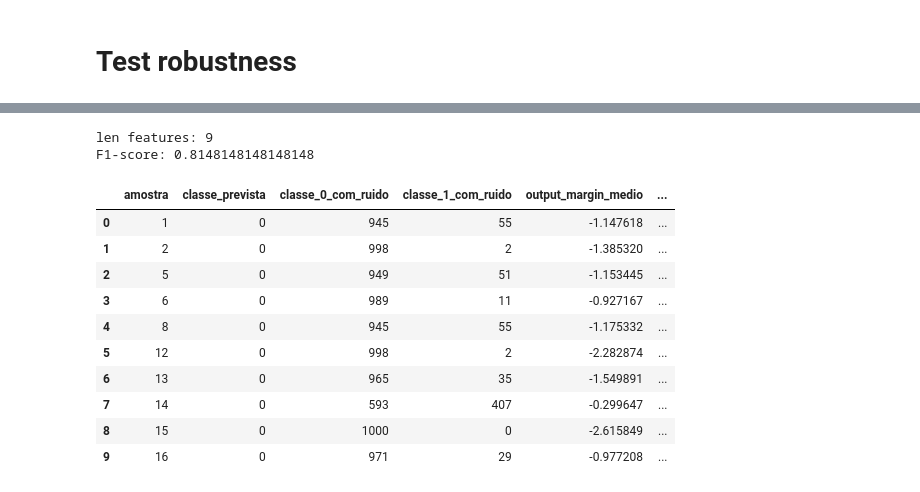
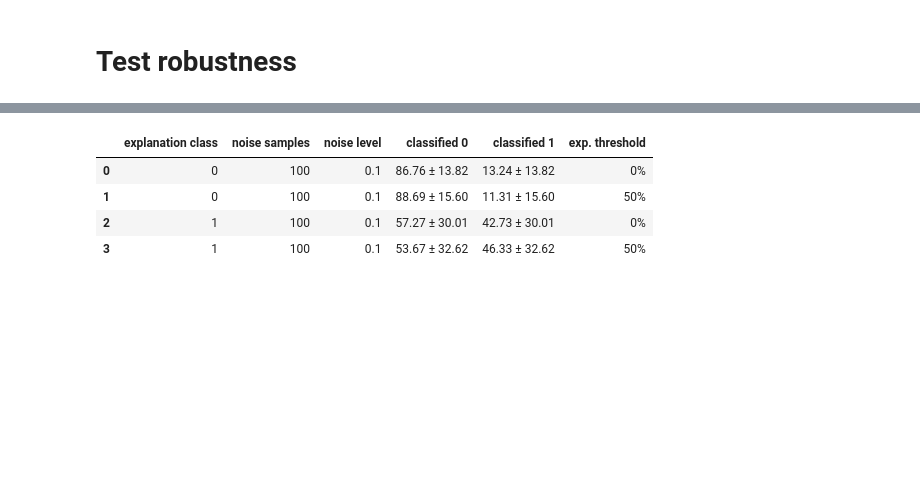
Before and after one commit to LogicExplainML-LEML/LogicExplainML, a Jupyter notebook: result_data/model_notebook.ipynb, the cells around one changed output, grey strips where cells are left out. Cells and saved outputs as stored; diff of their text form; code cells hidden in the pictures; blank space fills up the shorter version.

```diff
--- a/result_data/model_notebook.ipynb
+++ b/result_data/model_notebook.ipynb
@@ -727,17 +702,30 @@ F1-score: 0.8148148148148148
-# %%
-results_df = get_robustness_results_n("saheart", 10, 1000, target_class=0, mult_margin=0.5, n_estimators=30, max_depth=3, noise_level=0.1)
-results_df
-# %% [output]
-len features: 9
-F1-score: 0.8148148148148148
-|  | amostra | classe_prevista | classe_0_com_ruido | classe_1_com_ruido | output_margin_medio | ... |
-| 0 | 1 | 0 | 945 | 55 | -1.147618 | ... |
-| 1 | 2 | 0 | 998 | 2 | -1.385320 | ... |
-| 2 | 5 | 0 | 949 | 51 | -1.153445 | ... |
-| 3 | 6 | 0 | 989 | 11 | -0.927167 | ... |
-| 4 | 8 | 0 | 945 | 55 | -1.175332 | ... |
-| 5 | 12 | 0 | 998 | 2 | -2.282874 | ... |
-| 6 | 13 | 0 | 965 | 35 | -1.549891 | ... |
-| 7 | 14 | 0 | 593 | 407 | -0.299647 | ... |
-| 8 | 15 | 0 | 1000 | 0 | -2.615849 | ... |
-| 9 | 16 | 0 | 971 | 29 | -0.977208 | ... |
+# %%
+configs = [
+    {"target_class": 0, "mult_margin": 0},
+    {"target_class": 0, "mult_margin": 0.5},
+    {"target_class": 1, "mult_margin": 0},
+    {"target_class": 1, "mult_margin": 0.5},
+]
+# %%
+all_results = []
+for config in configs:
+    df = get_robustness_results_n(
+        "saheart",
+        n_samples=100,
+        n_extra_samples=100,
+        target_class=config["target_class"],
+        mult_margin=config["mult_margin"],
+        noise_level=0.1
+    )
+
+    df["exp. threshold"] = "0%" if config["mult_margin"] == 0 else "50%"
+    all_results.append(df)
+
+results_df = pd.concat(all_results, ignore_index=True)
+results_df
+# %% [output]
+|  | explanation class | noise samples | noise level | classified 0 | classified 1 | exp. threshold |
+| 0 | 0 | 100 | 0.1 | 86.76 ± 13.82 | 13.24 ± 13.82 | 0% |
+| 1 | 0 | 100 | 0.1 | 88.69 ± 15.60 | 11.31 ± 15.60 | 50% |
+| 2 | 1 | 100 | 0.1 | 57.27 ± 30.01 | 42.73 ± 30.01 | 0% |
+| 3 | 1 | 100 | 0.1 | 53.67 ± 32.62 | 46.33 ± 32.62 | 50% |
```
Also changed, not shown: parts of 19 cells of this notebook.
